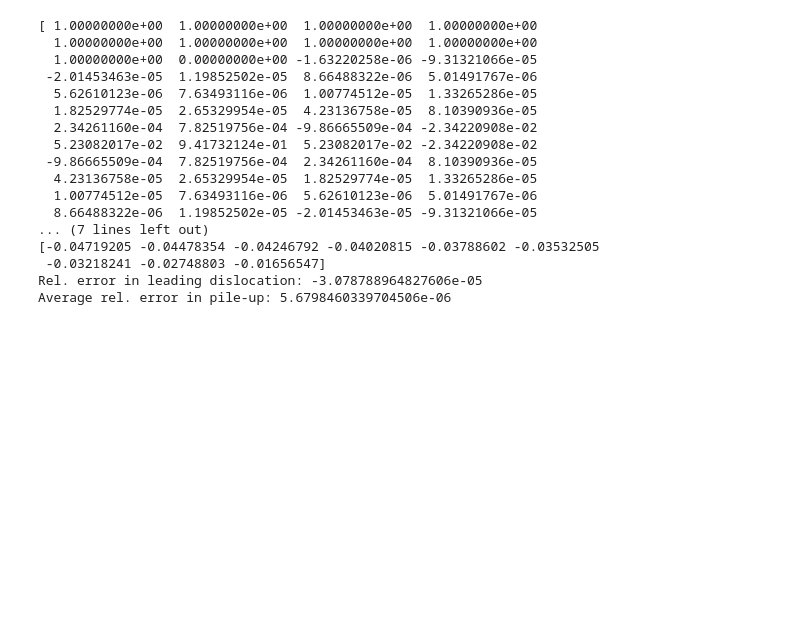
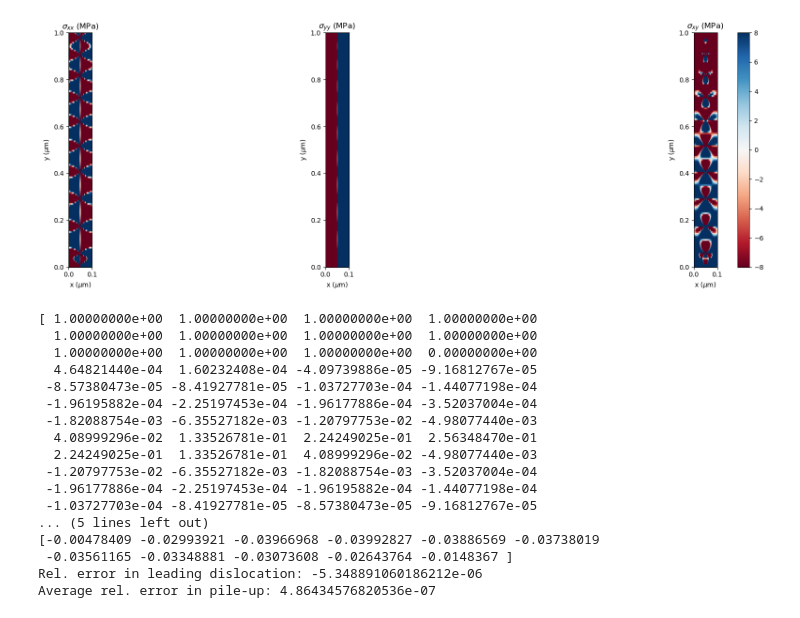
Before and after one commit to AHartmaier/pyLabDD, a Jupyter notebook: notebooks/gbdd_post.ipynb, the cells around one changed output. Drawn from its saved outputs; the diff is of its cells as text; code cells hidden in the pictures; blank space fills up the shorter version.

```diff
--- a/notebooks/gbdd_post.ipynb
+++ b/notebooks/gbdd_post.ipynb
@@ -37,57 +47,59 @@ gbdd.plot_pile_up()
 # %%
-it = 79
+it = 100
 sp_ang = 0.5*np.pi
 C = gbdd.mu*gbdd.B/(2*np.pi*(1.-gbdd.nu))   # Constant for dislocation stress field
 hh = gbdd.pu_dis['position'][it, :]
 ind = np.nonzero(hh)[0]
 npu = len(ind)
 ngbn = gbdd.Ngbn
 Nc = int((ngbn+1)/2) - 1
 gbdx = gbdd.Dgp/(ngbn-1)
 ndis = npu + ngbn
 xp = np.zeros(ndis)
 yp = np.zeros(ndis)
 by = np.ones(ndis)
 yp[0:npu] = hh[ind]  # positions of pile-up dislocations stored in first section of array, GB is at y=0
 xp[0:npu] = np.ones(npu)*gbdd.Dgp*0.5  # x-positions of pile-up dislocations
 xp[npu:] = gbdd.gb_node_pos + gbdd.Dgp*0.5
 by[npu:] = gbdd.field_data['bfield'][it, :]  #np.zeros(ngbn) #
 gbf = gbdd.pu_dis['force'][it, ind]
 
 #define different dislocations in box
 # initialze object of class Dislocations
 dsl = dd.Dislocations(ndis, npu, sp_ang, C, gbdd.B,
                       xpos=xp, ypos=yp, LX=gbdd.Dgp, LY=gbdd.D2,  #LX=50000, LY=50000, #
                       bc="fixed")
 dsl.by = by
-#dsl.plot_stress(show_arrows=False)
-fpk = dsl.calc_force(tau0=-gbdd.tau0)
-#fdis = force(yp[:npu], by[npu:]*gbdd.B, gbdd.tau0, gbdd.B, C/gbdd.B, Nc, gbdx)
+dsl.plot_stress(show_arrows=False)
+tau0 = gbdd.tau0
+fpk = dsl.calc_force(tau0=-tau0)
+#fdis = force(xp[npu:], yp[:npu], by[npu:]*gbdd.B, tau0, gbdd.B, C/gbdd.B)
 print(by)
 print(yp[:npu])
 print(fpk[1, :])
 print(gbf)
 #print(fdis)
-print(f"Rel. error in leading dislocation: {fpk[1, 0]/gbf[0]-1}")
-print(f"Average rel. error in pile-up: {np.sum(np.abs(fpk[1, :npu]/gbf[:npu]-1))/npu}")
+print(f"Rel. error in leading dislocation: {gbf[0]/fpk[1, 0]-1}")
+print(f"Average rel. error in pile-up: {np.sum(np.abs(gbf[:npu]/fpk[1, :npu]-1))/npu}")
 # %% [output]
+[figure, added]
 [ 1.00000000e+00  1.00000000e+00  1.00000000e+00  1.00000000e+00
   1.00000000e+00  1.00000000e+00  1.00000000e+00  1.00000000e+00
-  1.00000000e+00  0.00000000e+00 -1.63220258e-06 -9.31321066e-05
- -2.01453463e-05  1.19852502e-05  8.66488322e-06  5.01491767e-06
-  5.62610123e-06  7.63493116e-06  1.00774512e-05  1.33265286e-05
-  1.82529774e-05  2.65329954e-05  4.23136758e-05  8.10390936e-05
-  2.34261160e-04  7.82519756e-04 -9.86665509e-04 -2.34220908e-02
-  5.23082017e-02  9.41732124e-01  5.23082017e-02 -2.34220908e-02
- -9.86665509e-04  7.82519756e-04  2.34261160e-04  8.10390936e-05
-  4.23136758e-05  2.65329954e-05  1.82529774e-05  1.33265286e-05
-  1.00774512e-05  7.63493116e-06  5.62610123e-06  5.01491767e-06
-  8.66488322e-06  1.19852502e-05 -2.01453463e-05 -9.31321066e-05
-... (7 lines left out)
-[-0.04719205 -0.04478354 -0.04246792 -0.04020815 -0.03788602 -0.03532505
- -0.03218241 -0.02748803 -0.01656547]
-Rel. error in leading dislocation: -3.078788964827606e-05
-Average rel. error in pile-up: 5.6798460339704506e-06
+  1.00000000e+00  1.00000000e+00  1.00000000e+00  0.00000000e+00
+  4.64821440e-04  1.60232408e-04 -4.09739886e-05 -9.16812767e-05
+ -8.57380473e-05 -8.41927781e-05 -1.03727703e-04 -1.44077198e-04
+ -1.96195882e-04 -2.25197453e-04 -1.96177886e-04 -3.52037004e-04
+ -1.82088754e-03 -6.35527182e-03 -1.20797753e-02 -4.98077440e-03
+  4.08999296e-02  1.33526781e-01  2.24249025e-01  2.56348470e-01
+  2.24249025e-01  1.33526781e-01  4.08999296e-02 -4.98077440e-03
+ -1.20797753e-02 -6.35527182e-03 -1.82088754e-03 -3.52037004e-04
+ -1.96177886e-04 -2.25197453e-04 -1.96195882e-04 -1.44077198e-04
+ -1.03727703e-04 -8.41927781e-05 -8.57380473e-05 -9.16812767e-05
+... (5 lines left out)
+[-0.00478409 -0.02993921 -0.03966968 -0.03992827 -0.03886569 -0.03738019
+ -0.03561165 -0.03348881 -0.03073608 -0.02643764 -0.0148367 ]
+Rel. error in leading dislocation: -5.348891060186212e-06
+Average rel. error in pile-up: 4.86434576820536e-07
 # %%
 gbdd.nout
 # %% [output]
```
Also changed, not shown: parts of 6 cells of this notebook, 1 other file.
